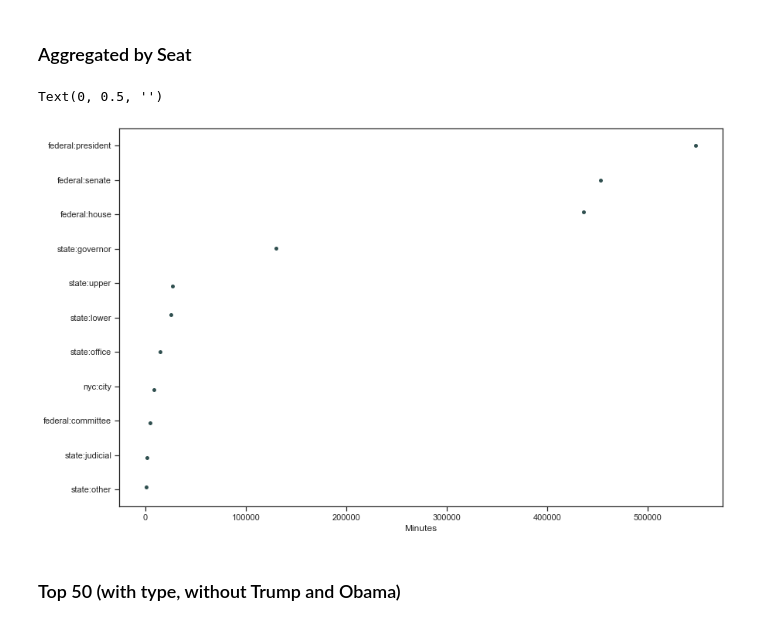
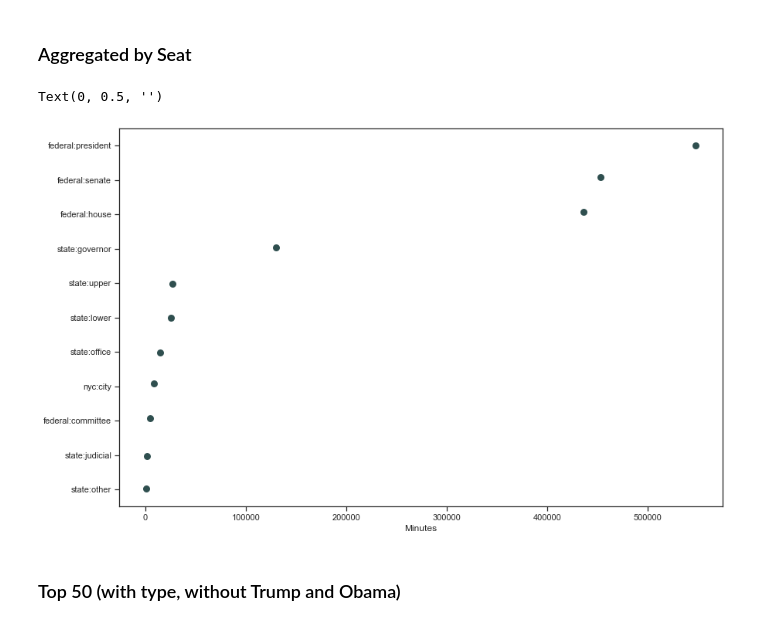
Before and after one commit to notnews/who, a Jupyter notebook: scripts/02_fig1_top50.ipynb, the cells around one changed output. Saved outputs shown, nothing was run; the diff lists cells and outputs as text; code cells hidden in the pictures.

```diff
--- a/scripts/02_fig1_top50.ipynb
+++ b/scripts/02_fig1_top50.ipynb
@@ -44,13 +44,13 @@ agg = df.groupby(['seat'])['minutes'].sum().reset_index()
 agg.sort_values('minutes', ascending=False, inplace=True)
 # %%
 sns.stripplot(x='minutes', y='seat', data=agg,
-              orient='h', color='darkslategray')
+              orient='h', color='darkslategray', size=9)
 
 plt.xlabel('Minutes')
 plt.ylabel('')
 # %% [output]
 Text(0, 0.5, '')
-[figure, old version]
+[figure, new version]
 # %% [markdown]
 ### Top 50 (with type, without Trump and Obama)
 # %%
```
Also changed, not shown: parts of 1 cell of this notebook, 1 other file.
